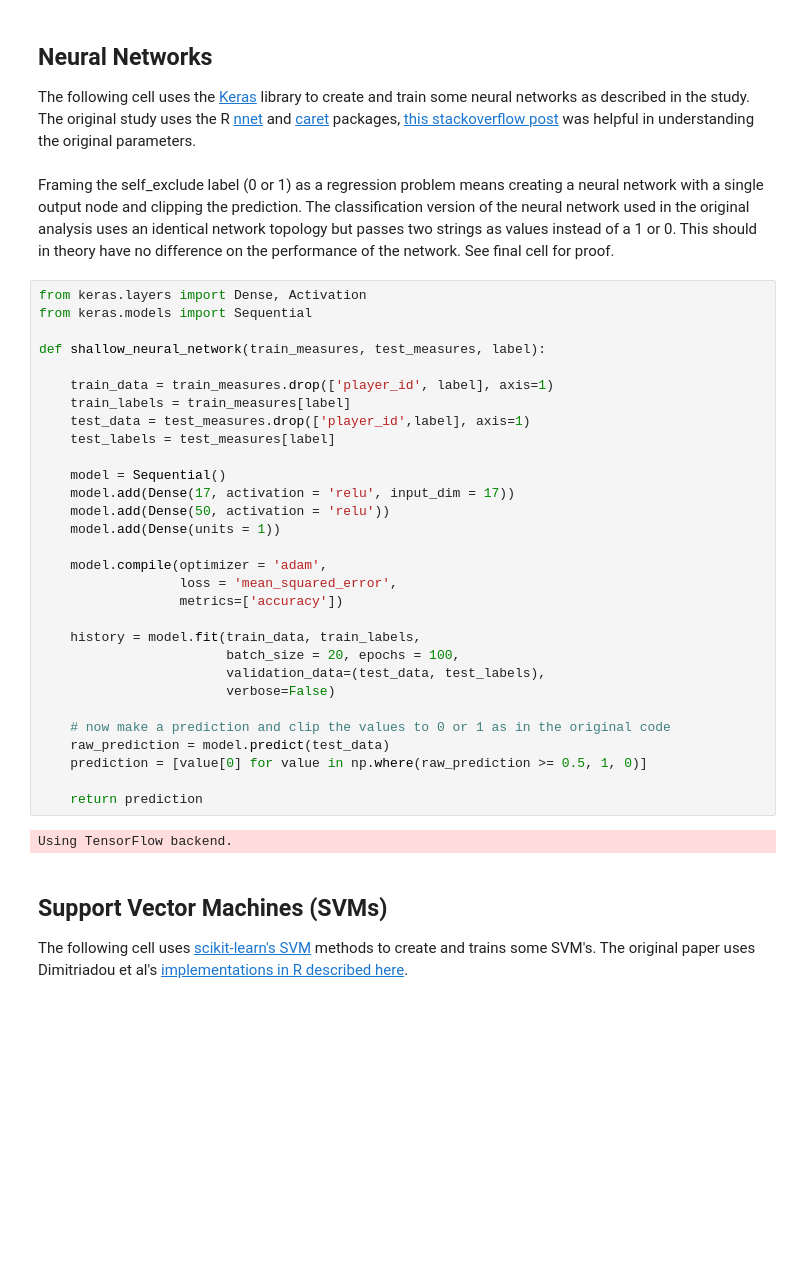
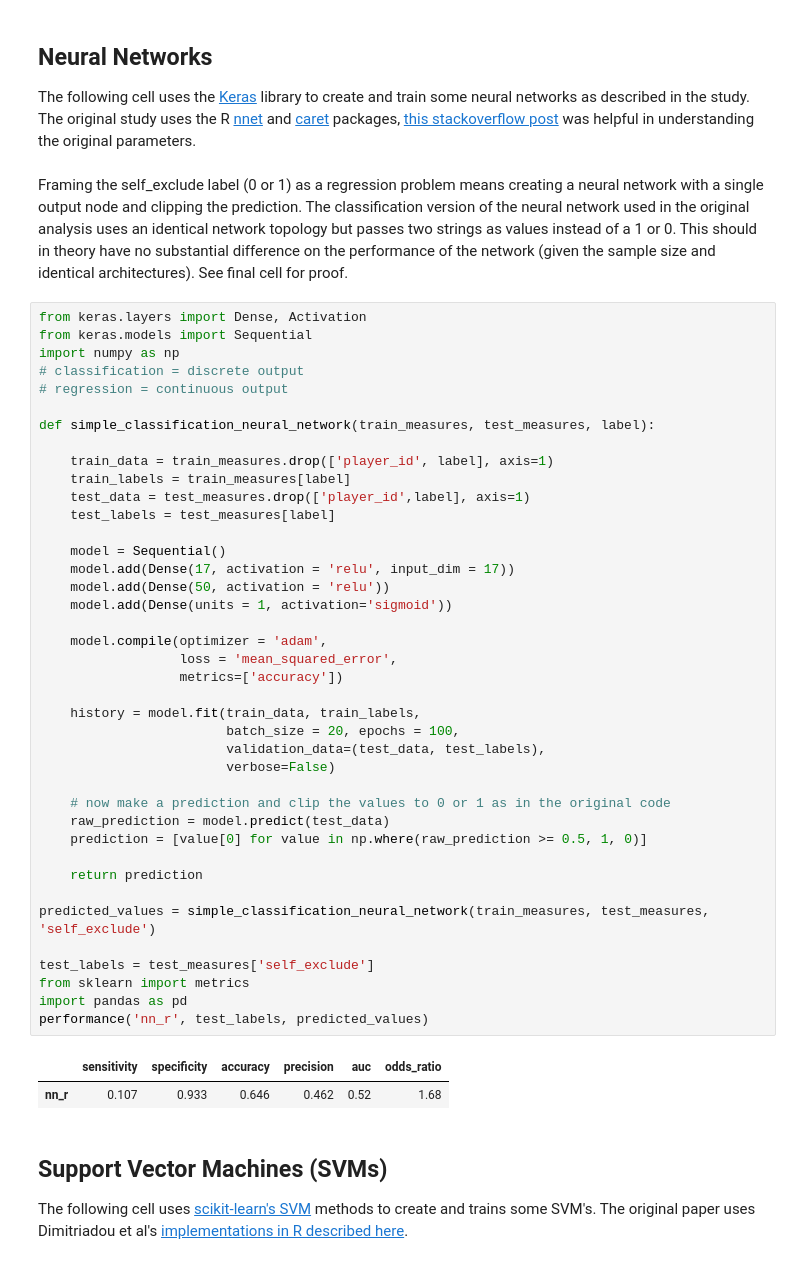
Before and after one commit to gamba-dev/gamba_classic, a Jupyter notebook: docs/research/replications/Philander_2014/philander_2014.ipynb, the cells around one changed output. Cells and saved outputs as stored; diff of their text form; blank space fills up the shorter version.

Commit message:
updated index and prepared for neural network update

```diff
--- a/docs/research/replications/Philander_2014/philander_2014.ipynb
+++ b/docs/research/replications/Philander_2014/philander_2014.ipynb
@@ -32,39 +32,50 @@ train:test
 ## Neural Networks
 The following cell uses the [Keras](https://keras.io) library to create and train some neural networks as described in the study. The original study uses the R [nnet](https://cran.r-project.org/web/packages/nnet/nnet.pdf#Rfn.optim) and [caret](https://cran.r-project.org/web/packages/caret/vignettes/caret.html) packages, [this stackoverflow post](https://stackoverflow.com/questions/42417948/how-to-use-size-and-decay-in-nnet) was helpful in understanding the original parameters.
 # %% [markdown]
-Framing the self_exclude label (0 or 1) as a regression problem means creating a neural network with a single output node and clipping the prediction. The classification version of the neural network used in the original analysis uses an identical network topology but passes two strings as values instead of a 1 or 0. This should in theory have no difference on the performance of the network. See final cell for proof.
+Framing the self_exclude label (0 or 1) as a regression problem means creating a neural network with a single output node and clipping the prediction. The classification version of the neural network used in the original analysis uses an identical network topology but passes two strings as values instead of a 1 or 0. This should in theory have no substantial difference on the performance of the network (given the sample size and identical architectures). See final cell for proof.
 # %%
 from keras.layers import Dense, Activation
 from keras.models import Sequential
+import numpy as np
+# classification = discrete output
+# regression = continuous output
 
-def shallow_neural_network(train_measures, test_measures, label):
+def simple_classification_neural_network(train_measures, test_measures, label):
 
     train_data = train_measures.drop(['player_id', label], axis=1)
     train_labels = train_measures[label]
     test_data = test_measures.drop(['player_id',label], axis=1)
     test_labels = test_measures[label]
 
     model = Sequential()
     model.add(Dense(17, activation = 'relu', input_dim = 17))
     model.add(Dense(50, activation = 'relu'))
-    model.add(Dense(units = 1))
+    model.add(Dense(units = 1, activation='sigmoid'))
 
     model.compile(optimizer = 'adam',
                   loss = 'mean_squared_error',
                   metrics=['accuracy'])
 
     history = model.fit(train_data, train_labels,
                         batch_size = 20, epochs = 100,
                         validation_data=(test_data, test_labels),
                         verbose=False)
 
     # now make a prediction and clip the values to 0 or 1 as in the original code
     raw_prediction = model.predict(test_data)
     prediction = [value[0] for value in np.where(raw_prediction >= 0.5, 1, 0)]
 
     return prediction
+
+predicted_values = simple_classification_neural_network(train_measures, test_measures, 'self_exclude')
+
+test_labels = test_measures['self_exclude']
+from sklearn import metrics
+import pandas as pd
+performance('nn_r', test_labels, predicted_values)
 # %% [output]
-Using TensorFlow backend.
+|  | sensitivity | specificity | accuracy | precision | auc | odds_ratio |
+| nn_r | 0.107 | 0.933 | 0.646 | 0.462 | 0.52 | 1.68 |
 # %% [markdown]
 ## Support Vector Machines (SVMs)
 The following cell uses [scikit-learn's SVM](https://scikit-learn.org/stable/modules/classes.html#module-sklearn.svm) methods to create and trains some SVM's. The original paper uses Dimitriadou et al's [implementations in R described here](https://www.researchgate.net/profile/Friedrich_Leisch/publication/221678005_E1071_Misc_Functions_of_the_Department_of_Statistics_E1071_TU_Wien/links/547305880cf24bc8ea19ad1d/E1071-Misc-Functions-of-the-Department-of-Statistics-E1071-TU-Wien.pdf).
```
Also changed, not shown: parts of 3 cells of this notebook, 3 other files.
